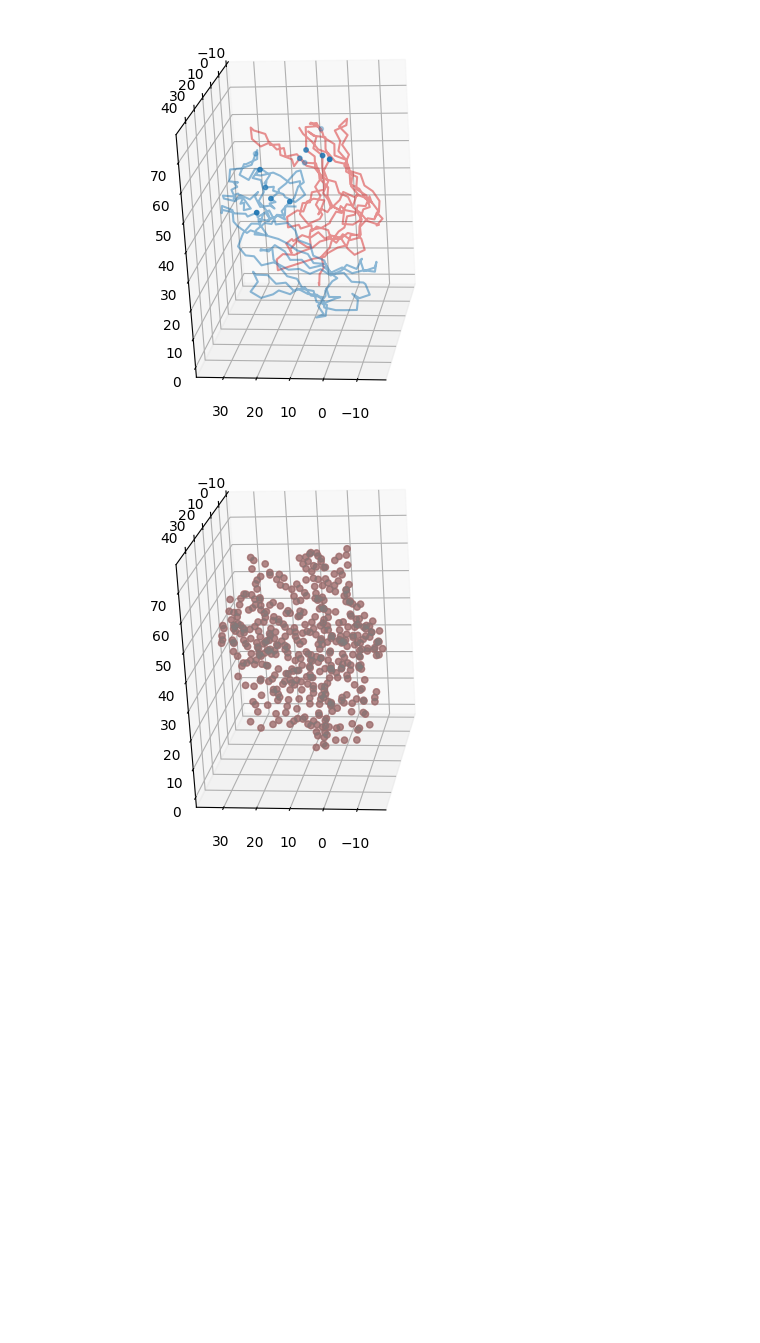
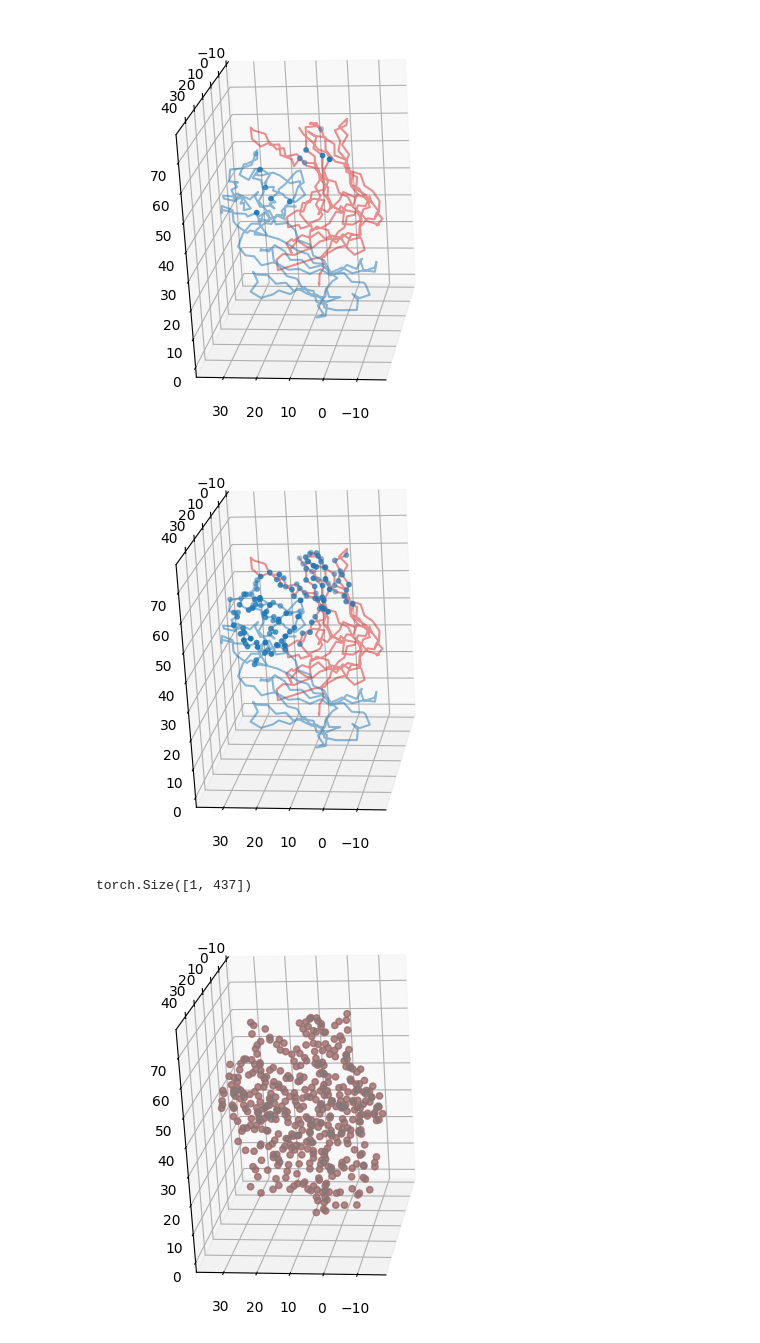
Before and after one commit to dohlee/protstruc, a Jupyter notebook: docs/tutorials/pembrolizumab.ipynb, the cells around one changed output. Drawn from its saved outputs; the diff is of its cells as text; code cells hidden in the pictures; blank space fills up the shorter version.

Commit message:
implement get_topk_nearest_residue_mask

```diff
--- a/docs/tutorials/pembrolizumab.ipynb
+++ b/docs/tutorials/pembrolizumab.ipynb
@@ -106,6 +108,49 @@ ax.view_init(-10, 20, 90)
 tensor(6)
 tensor(6)
 [figure]
+# %%
+from protstruc import AntibodyStructureBatch
+from protstruc.general import ATOM
+
+struc = AntibodyStructureBatch.from_pdb(['6dc4.pdb'], heavy_chain_id='H', light_chain_id='L', keep_fv_only=False)
+xyz = struc.get_xyz()
+
+fig = plt.figure(figsize=(5, 5))
+ax = fig.add_subplot(111, projection='3d')
+
+chain_idx = struc.get_chain_idx()[0]
+chain_ids = struc.get_chain_ids()[0]
+
+colors = ['C3', 'C0']
+for idx, (chain_id, c) in enumerate(zip(chain_ids, colors)):
+    mask = chain_idx == idx
+
+    ax.plot(
+        xyz[0, mask, ATOM.CA, 0], xyz[0, mask, ATOM.CA, 1], xyz[0, mask, ATOM.CA, 2],
+        alpha=0.5, c=c
+    )
+
+cdr_mask = struc.get_cdr_mask()[0]
+anchor_mask = struc.get_cdr_anchor_mask()[0]
+
+anchor_xyz = xyz[0, anchor_mask, ATOM.CA]
+nearest_mask = struc.get_topk_nearest_residue_mask(anchor_xyz, k=128)[0]
+
+ax.scatter(
+    xyz[0, nearest_mask, ATOM.CA, 0],
+    xyz[0, nearest_mask, ATOM.CA, 1],
+    xyz[0, nearest_mask, ATOM.CA, 2],
+    s=10,
+)
+
+ax.view_init(-10, 20, 90)
+# plt.savefig('../../img/pembrolizumab_fvonly_chain.png', dpi=300, bbox_inches='tight')
+# %% [output]
+[figure, added]
+# %%
+nearest_xyz.shape
+# %% [output]
+torch.Size([1, 437])
 # %%
 from protstruc import AntibodyStructureBatch
 from protstruc.general import ATOM
```
Also changed, not shown: parts of 1 cell of this notebook, 1 other file.
